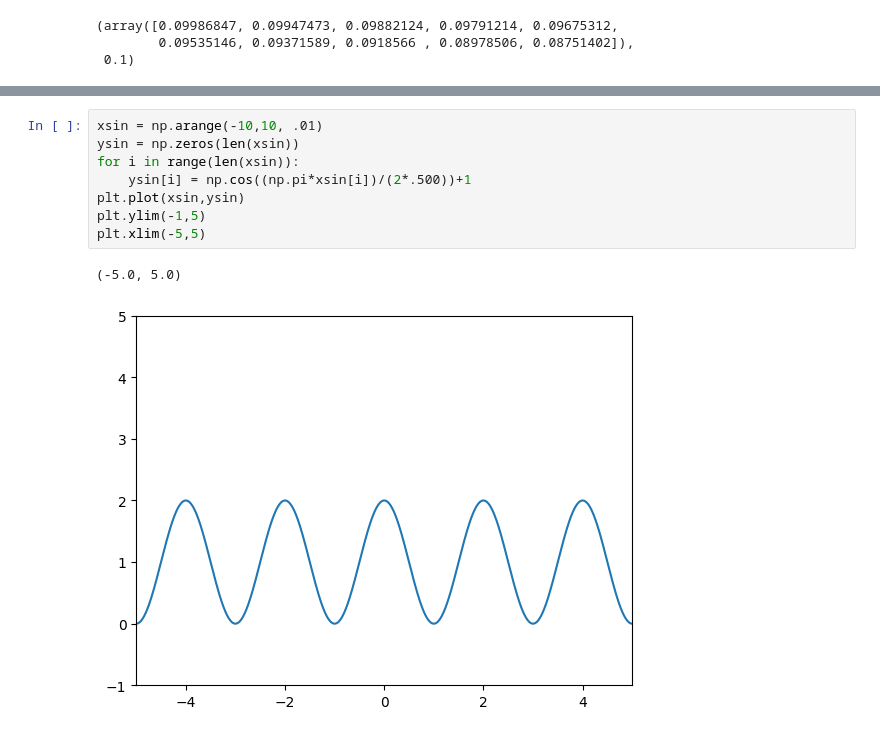
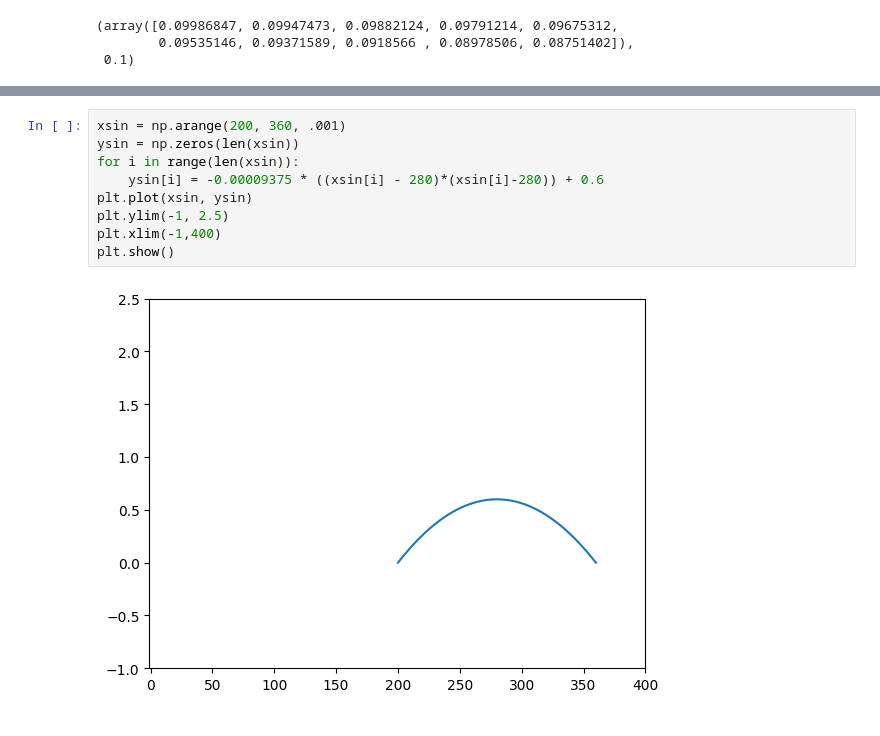
Before and after one commit to SalvatoreAguilera/ECG-SIM, a Jupyter notebook: ecg.ipynb, the cells around one changed output, grey strips where cells are left out. Cells and saved outputs as stored; diff of their text form.

```diff
--- a/ecg.ipynb
+++ b/ecg.ipynb
@@ -210,11 +220,11 @@ plt.show()
 # %%
-xsin = np.arange(-10,10, .01)
+xsin = np.arange(200, 360, .001)
 ysin = np.zeros(len(xsin))
 for i in range(len(xsin)):
-    ysin[i] = np.cos((np.pi*xsin[i])/(2*.500))+1
-plt.plot(xsin,ysin)
-plt.ylim(-1,5)
-plt.xlim(-5,5)
+    ysin[i] = -0.00009375 * ((xsin[i] - 280)*(xsin[i]-280)) + 0.6
+plt.plot(xsin, ysin)
+plt.ylim(-1, 2.5)
+plt.xlim(-1,400)
+plt.show()
 # %% [output]
-(-5.0, 5.0)
-[figure, old version]
+[figure, new version]
```
Also changed, not shown: parts of 4 cells of this notebook.
